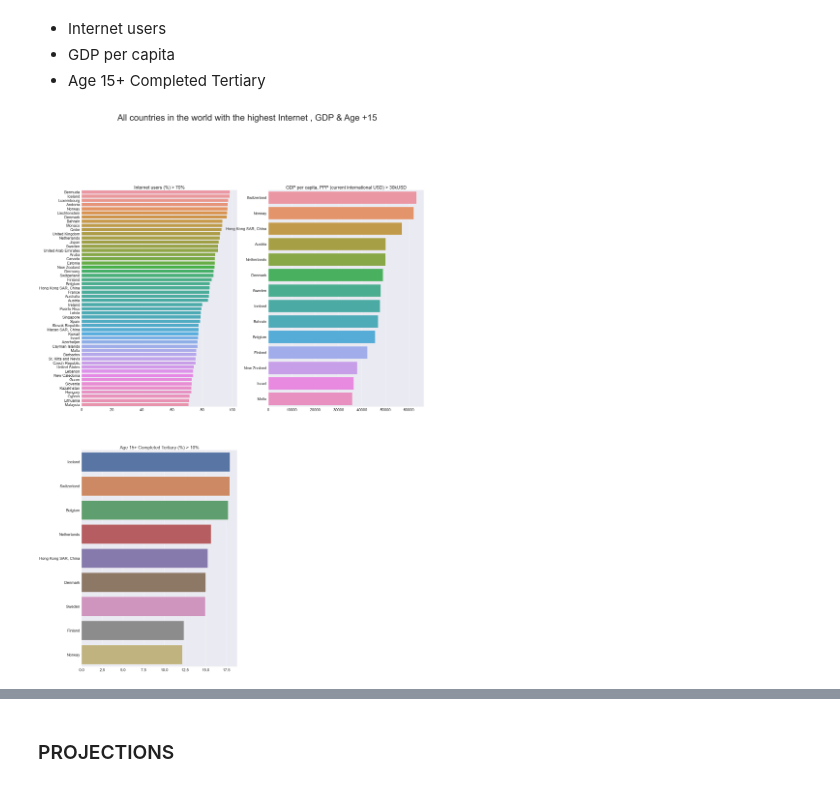
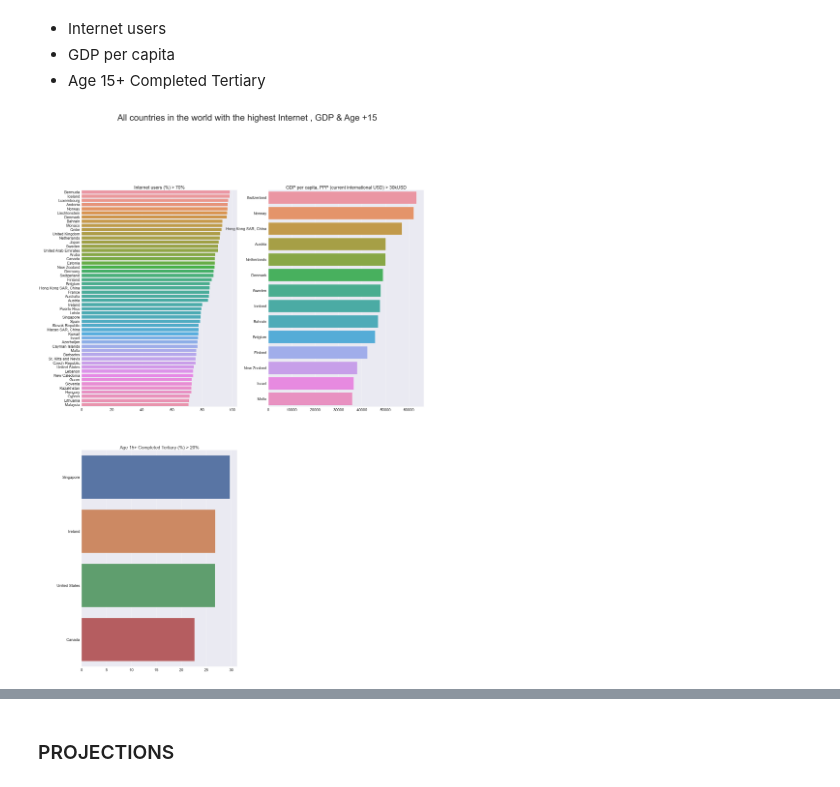
Before and after one commit to Azimoj/EdState-, a Jupyter notebook: P2.ipynb, the cells around one changed output, grey strips where cells are left out. Cells and saved outputs as stored; diff of their text form; code cells hidden in the pictures.

```diff
--- a/P2.ipynb
+++ b/P2.ipynb
@@ -821,37 +860,37 @@ __Just keeping 3 indicatores with the hightest corrolation__
 # %%
 data_sort = final_df.sort_values(by=['IT.NET.USER.P2'], ascending=False)
 pivot_world_INT = data_sort[(data_sort['IT.NET.USER.P2'] > 70)]
 
 pivot_world_GDP = pivot_world_INT.sort_values(by=['NY.GDP.PCAP.PP.CD'], ascending=False)
-pivot_world_GDP = pivot_world_GNI[(pivot_world_GNI['NY.GDP.PCAP.PP.CD'] > 40000)]
+pivot_world_GDP = pivot_world_GDP[(pivot_world_GDP['NY.GDP.PCAP.PP.CD'] > 40000)]
 
 pivot_world_EDU = pivot_world_GDP.sort_values(by=['BAR.TER.CMPT.15UP.ZS'], ascending=False)
-pivot_world_EDU = pivot_world_EDU[(pivot_world_EDU['BAR.TER.CMPT.15UP.ZS'] > 10)]
+pivot_world_EDU = pivot_world_EDU[(pivot_world_EDU['BAR.TER.CMPT.15UP.ZS'] > 20)]
 
 sns.set(font_scale=2.0)
 plt.figure(figsize=(35,50))
 plt.suptitle('All countries in the world with the highest Internet , GDP & Age +15', size=50, y=1)
 
 plt.subplot(2,2,1)
 sns.barplot(data=pivot_world_INT, y="Name", x="IT.NET.USER.P2")
 plt.xlabel('')
 plt.ylabel('')
 plt.title("Internet users (%) > 70%", fontsize=26)
 
 plt.subplot(2,2,2)
 sns.barplot(data=pivot_world_GNI, y="Name", x="NY.GDP.PCAP.PP.CD")
 plt.xlabel('')
 plt.ylabel('')
 plt.title("GDP per capita, PPP (current international USD) > 30kUSD", fontsize=26)
 
 plt.subplot(2,2,3)
 sns.barplot(data=pivot_world_EDU, y="Name", x="BAR.TER.CMPT.15UP.ZS")
 plt.xlabel('')
 plt.ylabel('')
-plt.title("Age 15+ Completed Tertiary (%) > 10%", fontsize=26)
+plt.title("Age 15+ Completed Tertiary (%) > 20%", fontsize=26)
 plt.show()
 # %% [output]
-[figure, old version]
+[figure, new version]
 # %%
 
 
```
Also changed, not shown: parts of 15 cells of this notebook.
